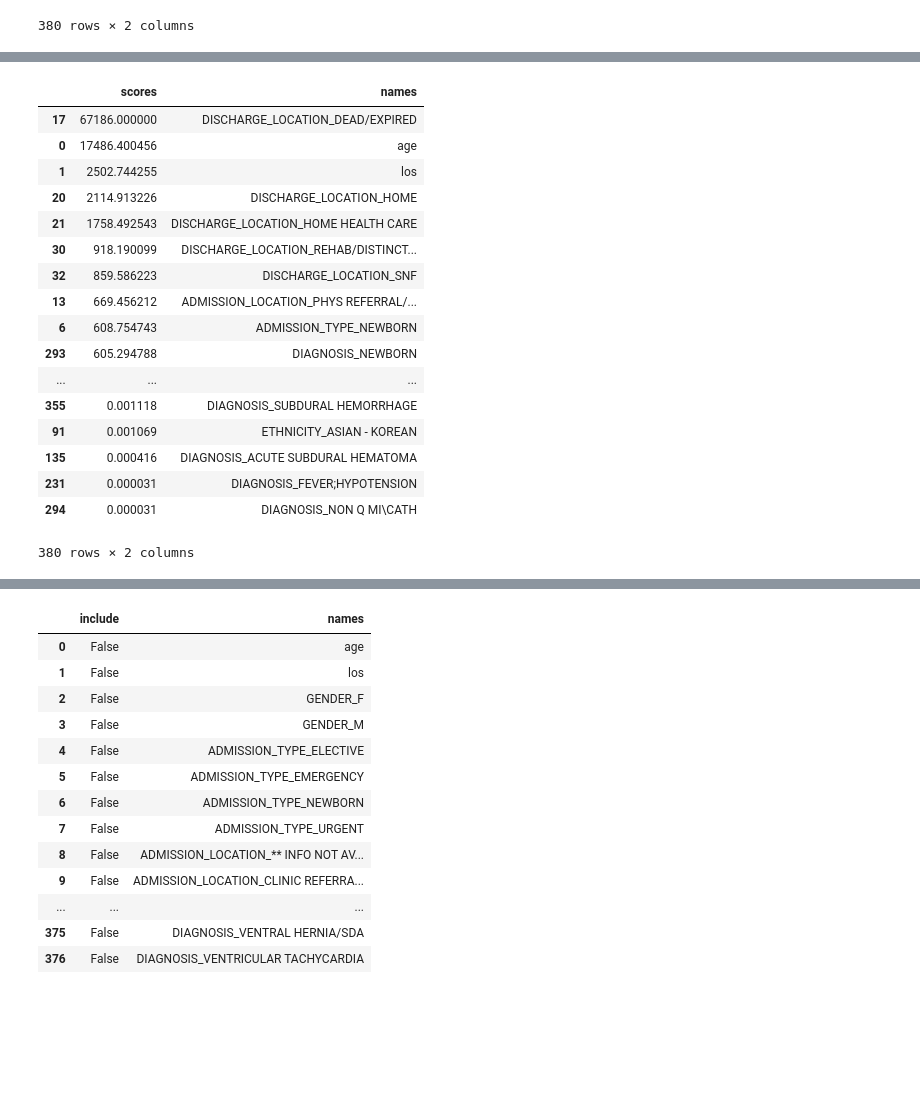
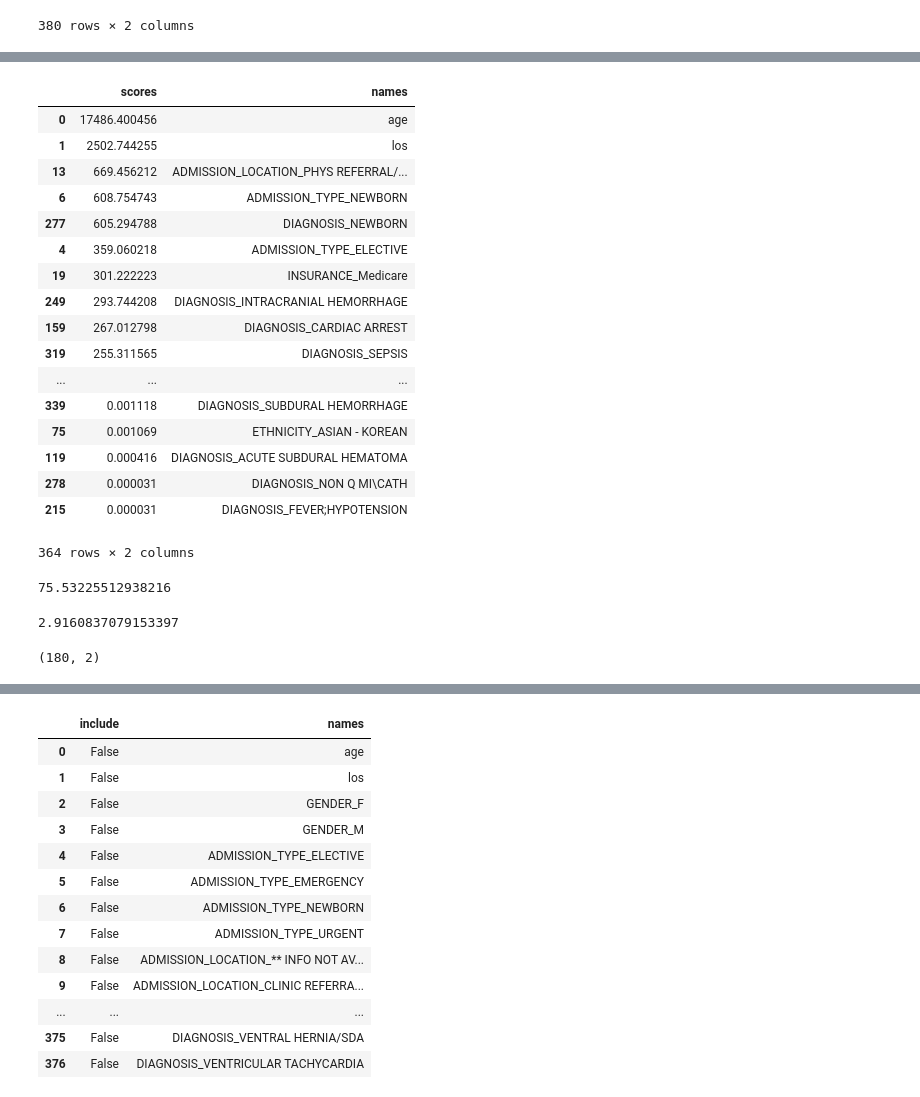
Before and after one commit to bronthomp/Capstone, a Jupyter notebook: Capstone_featureselect.ipynb, the cells around one changed output, grey strips where cells are left out. Cells and saved outputs as stored; diff of their text form; code cells hidden in the pictures; blank space fills up the shorter version.

```diff
--- a/Capstone_featureselect.ipynb
+++ b/Capstone_featureselect.ipynb
@@ -137,29 +120,42 @@ print(fit.scores_)
 # %%
-temp1= pd.DataFrame()
-temp1['scores'] = fit.scores_
-temp1['names'] = mort.columns[1:]
+mort_chisq= pd.DataFrame()
+mort_chisq['scores'] = fit.scores_
+mort_chisq['names'] = mort.columns[1:]
-# %%
-temp1.sort_values(by = 'scores', ascending=False)
-#Should actually exclude discharge location from this one since it is an indicator of death which is the outcome we are trying to predict
-# %% [output]
-|  | scores | names |
-| 17 | 67186.000000 | DISCHARGE_LOCATION_DEAD/EXPIRED |
-| 0 | 17486.400456 | age |
-| 1 | 2502.744255 | los |
-| 20 | 2114.913226 | DISCHARGE_LOCATION_HOME |
-| 21 | 1758.492543 | DISCHARGE_LOCATION_HOME HEALTH CARE |
-| 30 | 918.190099 | DISCHARGE_LOCATION_REHAB/DISTINCT... |
-| 32 | 859.586223 | DISCHARGE_LOCATION_SNF |
-| 13 | 669.456212 | ADMISSION_LOCATION_PHYS REFERRAL/... |
-| 6 | 608.754743 | ADMISSION_TYPE_NEWBORN |
-| 293 | 605.294788 | DIAGNOSIS_NEWBORN |
-| ... | ... | ... |
-| 355 | 0.001118 | DIAGNOSIS_SUBDURAL HEMORRHAGE |
-| 91 | 0.001069 | ETHNICITY_ASIAN - KOREAN |
-| 135 | 0.000416 | DIAGNOSIS_ACUTE SUBDURAL HEMATOMA |
-| 231 | 0.000031 | DIAGNOSIS_FEVER;HYPOTENSION |
-| 294 | 0.000031 | DIAGNOSIS_NON Q MI\CATH |
-380 rows × 2 columns
+# %%
+mort_chisq.sort_values(by = 'scores', ascending=False)
+# %% [output]
+|  | scores | names |
+| 0 | 17486.400456 | age |
+| 1 | 2502.744255 | los |
+| 13 | 669.456212 | ADMISSION_LOCATION_PHYS REFERRAL/... |
+| 6 | 608.754743 | ADMISSION_TYPE_NEWBORN |
+| 277 | 605.294788 | DIAGNOSIS_NEWBORN |
+| 4 | 359.060218 | ADMISSION_TYPE_ELECTIVE |
+| 19 | 301.222223 | INSURANCE_Medicare |
+| 249 | 293.744208 | DIAGNOSIS_INTRACRANIAL HEMORRHAGE |
+| 159 | 267.012798 | DIAGNOSIS_CARDIAC ARREST |
+| 319 | 255.311565 | DIAGNOSIS_SEPSIS |
+| ... | ... | ... |
+| 339 | 0.001118 | DIAGNOSIS_SUBDURAL HEMORRHAGE |
+| 75 | 0.001069 | ETHNICITY_ASIAN - KOREAN |
+| 119 | 0.000416 | DIAGNOSIS_ACUTE SUBDURAL HEMATOMA |
+| 278 | 0.000031 | DIAGNOSIS_NON Q MI\CATH |
+| 215 | 0.000031 | DIAGNOSIS_FEVER;HYPOTENSION |
+364 rows × 2 columns
+# %%
+mort_chisq['scores'].mean()
+# %% [output]
+75.53225512938216
+# %%
+mort_chisq['scores'].median()
+# %% [output]
+2.9160837079153397
+# %%
+#Keep those that are over the median score (round to 3)
+keep_mort_chisq = mort_chisq[mort_chisq['scores']>3]
+keep_mort_chisq.shape
+# %% [output]
+(180, 2)
 # %%
 ##Next use Recursive Feature Elimination for each outcome of interest
 model = LogisticRegression()
```
Also changed, not shown: parts of 30 cells of this notebook.
